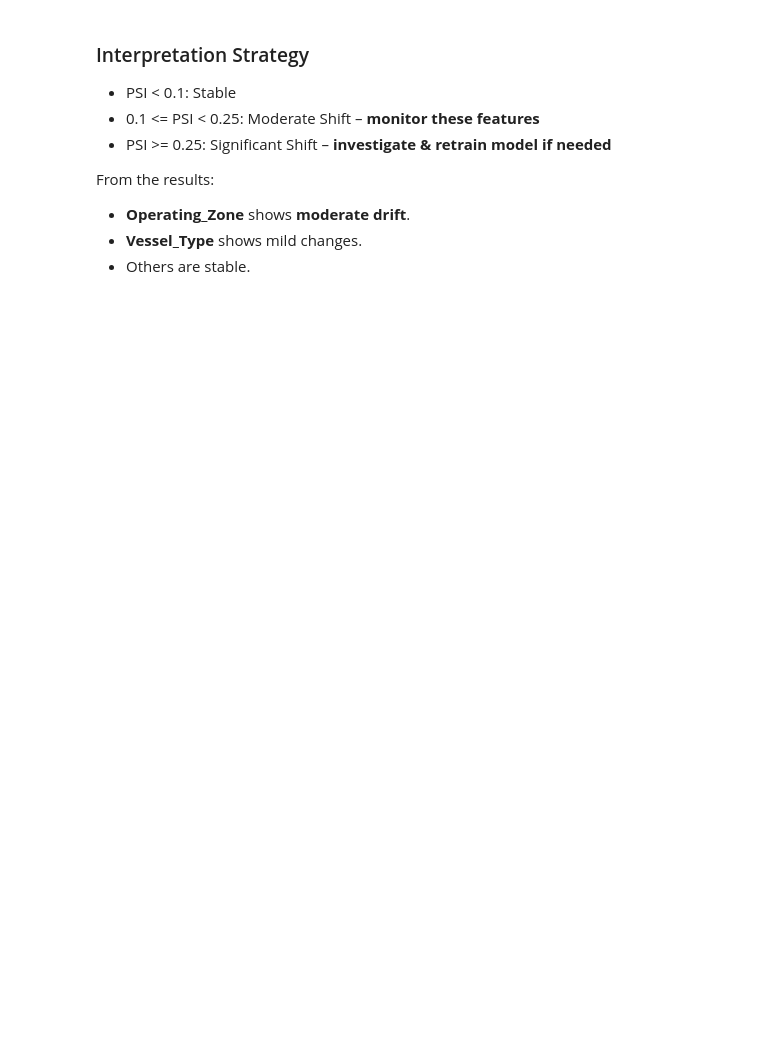
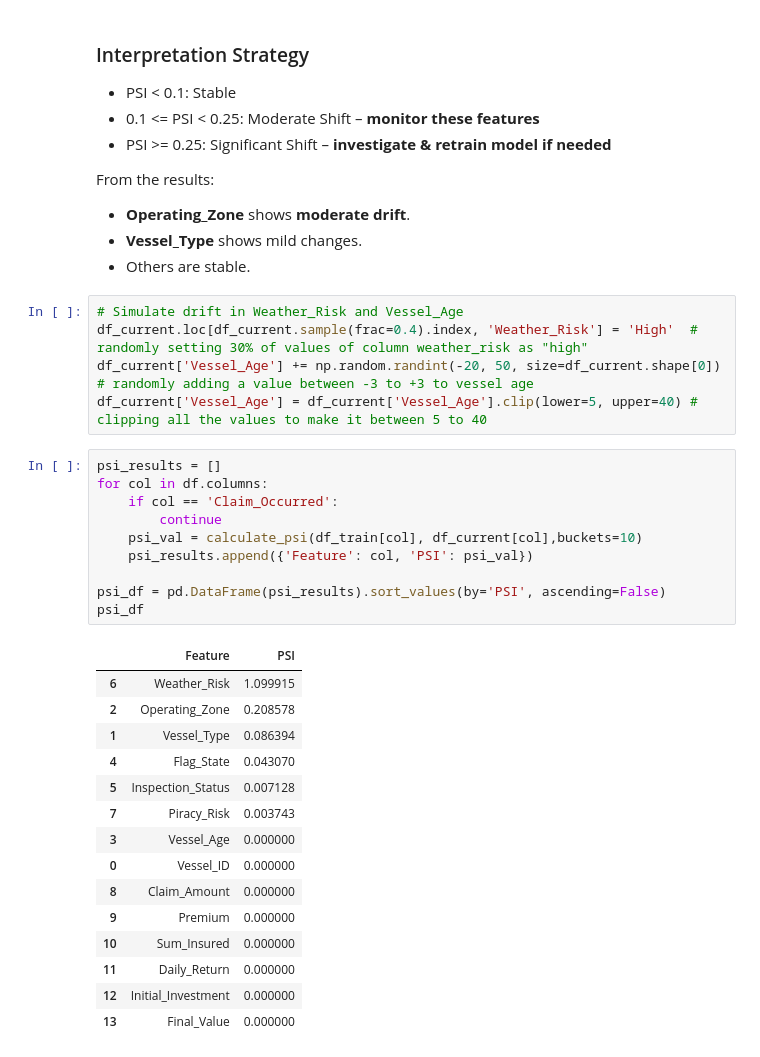
Before and after one commit to anshupandey/MSA-analytics, a Jupyter notebook: Model_Monitoring/Lab3_Stability_Monitoring_PSI.ipynb, the cells around one changed output. Saved outputs shown, nothing was run; the diff lists cells and outputs as text; blank space fills up the shorter version.

```diff
--- a/Model_Monitoring/Lab3_Stability_Monitoring_PSI.ipynb
+++ b/Model_Monitoring/Lab3_Stability_Monitoring_PSI.ipynb
@@ -74,3 +92,34 @@ From the results:
 - **Operating_Zone** shows **moderate drift**.
 - **Vessel_Type** shows mild changes.
 - Others are stable.
+# %%
+# Simulate drift in Weather_Risk and Vessel_Age
+df_current.loc[df_current.sample(frac=0.4).index, 'Weather_Risk'] = 'High'  # randomly setting 30% of values of column weather_risk as "high"
+df_current['Vessel_Age'] += np.random.randint(-20, 50, size=df_current.shape[0]) # randomly adding a value between -3 to +3 to vessel age
+df_current['Vessel_Age'] = df_current['Vessel_Age'].clip(lower=5, upper=40) # clipping all the values to make it between 5 to 40
+# %%
+psi_results = []
+for col in df.columns:
+    if col == 'Claim_Occurred':
+        continue
+    psi_val = calculate_psi(df_train[col], df_current[col],buckets=10)
+    psi_results.append({'Feature': col, 'PSI': psi_val})
+
+psi_df = pd.DataFrame(psi_results).sort_values(by='PSI', ascending=False)
+psi_df
+# %% [output]
+|  | Feature | PSI |
+| 6 | Weather_Risk | 1.099915 |
+| 2 | Operating_Zone | 0.208578 |
+| 1 | Vessel_Type | 0.086394 |
+| 4 | Flag_State | 0.043070 |
+| 5 | Inspection_Status | 0.007128 |
+| 7 | Piracy_Risk | 0.003743 |
+| 3 | Vessel_Age | 0.000000 |
+| 0 | Vessel_ID | 0.000000 |
+| 8 | Claim_Amount | 0.000000 |
+| 9 | Premium | 0.000000 |
+| 10 | Sum_Insured | 0.000000 |
+| 11 | Daily_Return | 0.000000 |
+| 12 | Initial_Investment | 0.000000 |
+| 13 | Final_Value | 0.000000 |
```
Also changed, not shown: parts of 3 cells of this notebook.
